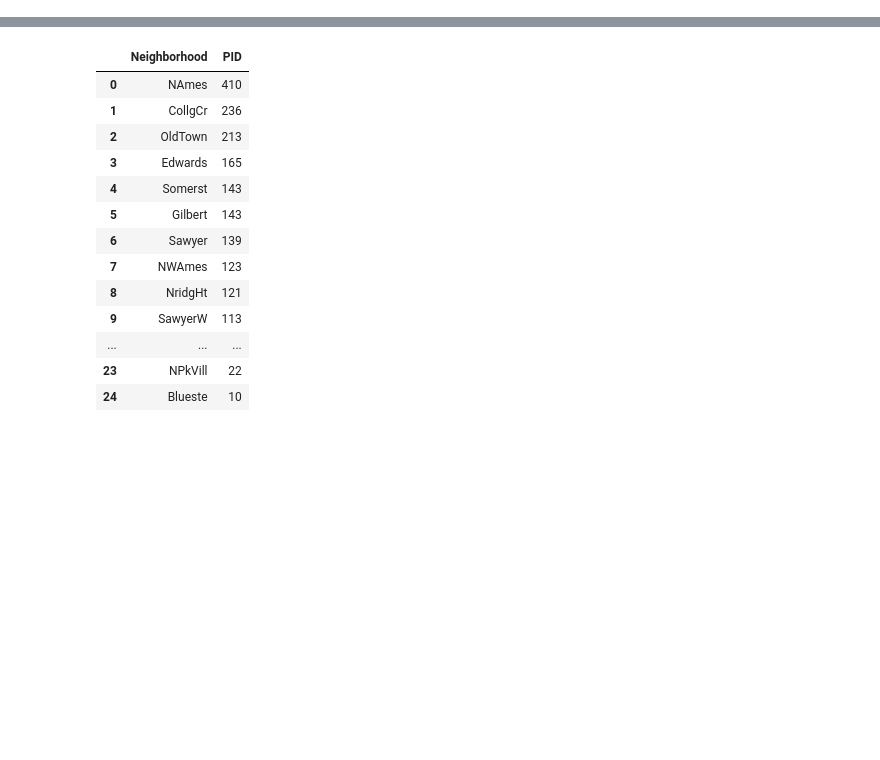
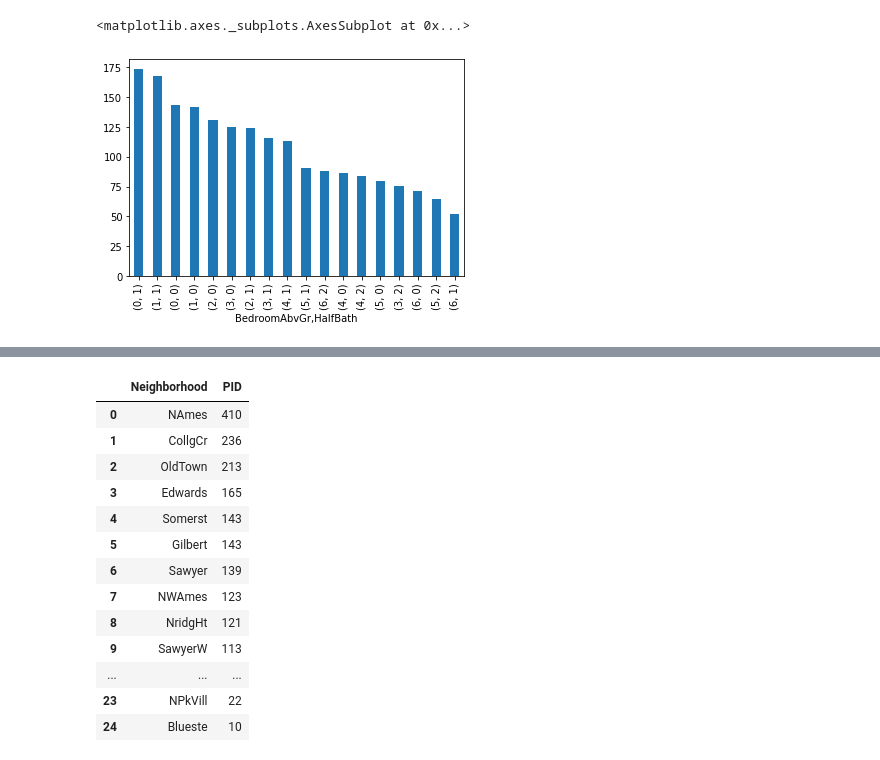
Before and after one commit to randypantinople/MLproject, a Jupyter notebook: Ames ML Project.ipynb, the cells around one changed output, grey strips where cells are left out. Drawn from its saved outputs; the diff is of its cells as text; code cells hidden in the pictures; blank space fills up the shorter version.

```diff
--- a/Ames ML Project.ipynb
+++ b/Ames ML Project.ipynb
@@ -21,0 +60,8 @@ housing.sample(10)
+# %%
+feature_bed_halfbath = housing.groupby(["BedroomAbvGr", "HalfBath"]).agg({'SalePrice':'mean', 'Be'})
+['Price_sqft'].mean().sort_values(ascending=False)
+feature_bed_halfbath
+feature_bed_halfbath.plot(kind='bar')
+# %% [output]
+<matplotlib.axes._subplots.AxesSubplot at 0x...>
+[figure, added]
```
Also changed, not shown: parts of 13 cells of this notebook.
